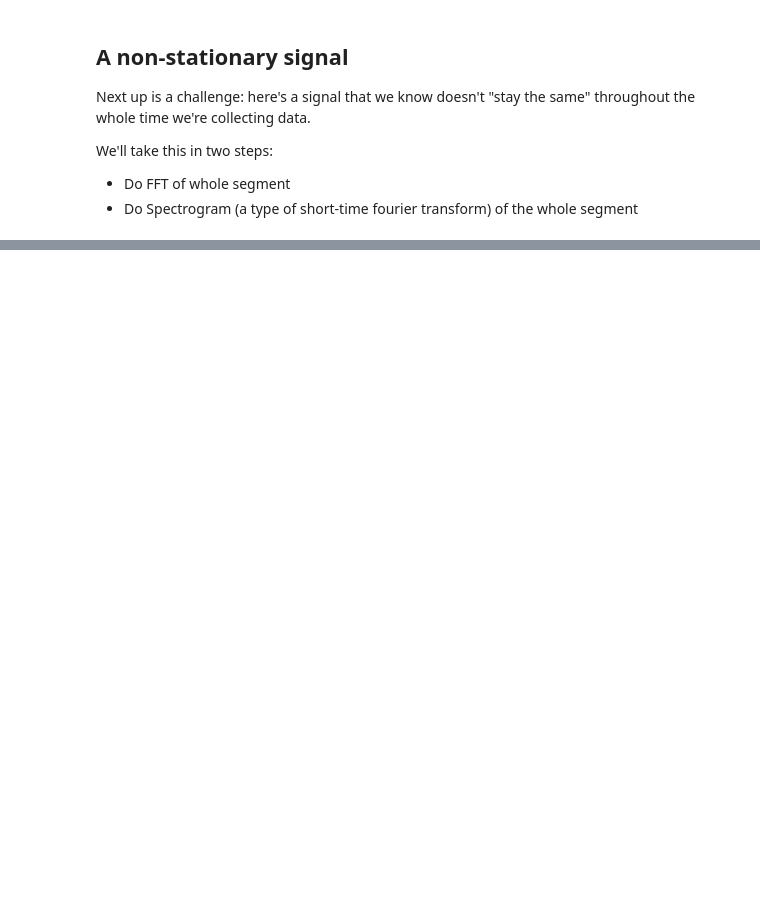
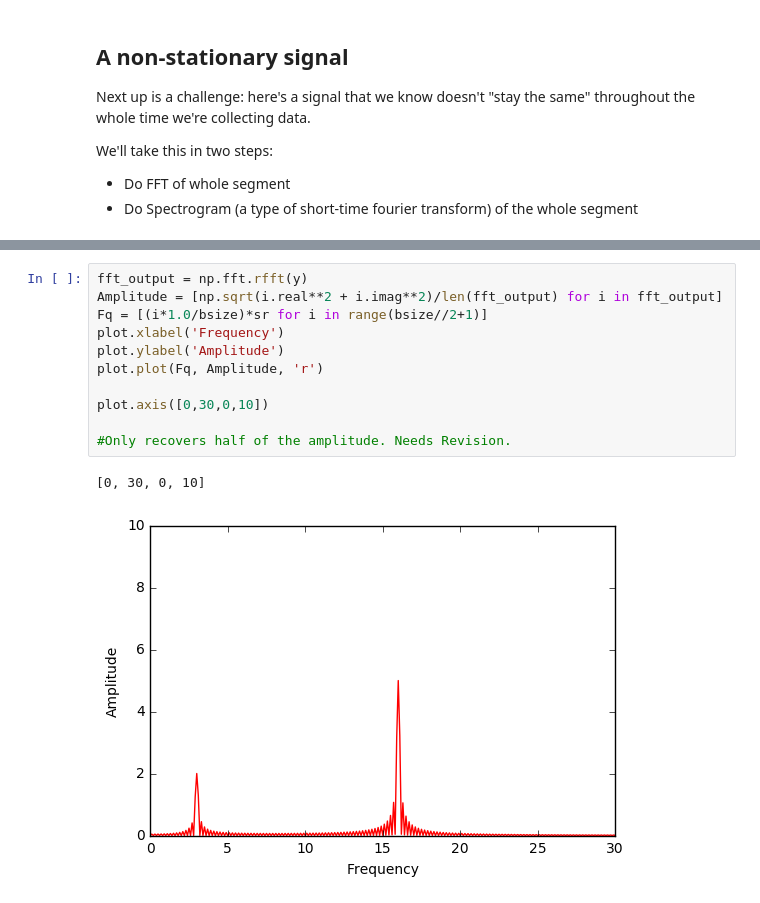
Before and after one commit to cajbowe/FFT-transforms, a Jupyter notebook: Making+a+Fourier+Transform.ipynb, the cells around one changed output, grey strips where cells are left out. Cells and saved outputs as stored; diff of their text form; blank space fills up the shorter version.

```diff
--- a/Making+a+Fourier+Transform.ipynb
+++ b/Making+a+Fourier+Transform.ipynb
@@ -63,0 +65,14 @@ NameError: name 'second_wave' is not defined
+# %%
+fft_output = np.fft.rfft(y)
+Amplitude = [np.sqrt(i.real**2 + i.imag**2)/len(fft_output) for i in fft_output]
+Fq = [(i*1.0/bsize)*sr for i in range(bsize//2+1)]
+plot.xlabel('Frequency')
+plot.ylabel('Amplitude')
+plot.plot(Fq, Amplitude, 'r')
+
+plot.axis([0,30,0,10])
+
+#Only recovers half of the amplitude. Needs Revision.
+# %% [output]
+[0, 30, 0, 10]
+[figure, added]
```
Also changed, not shown: parts of 6 cells of this notebook.
